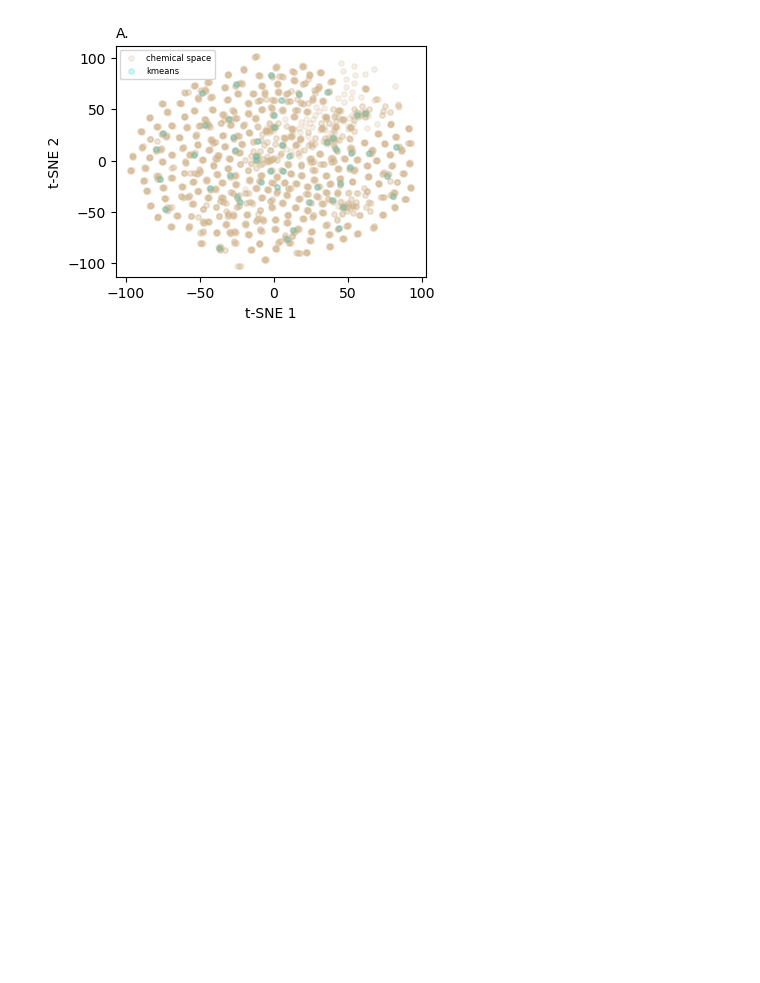
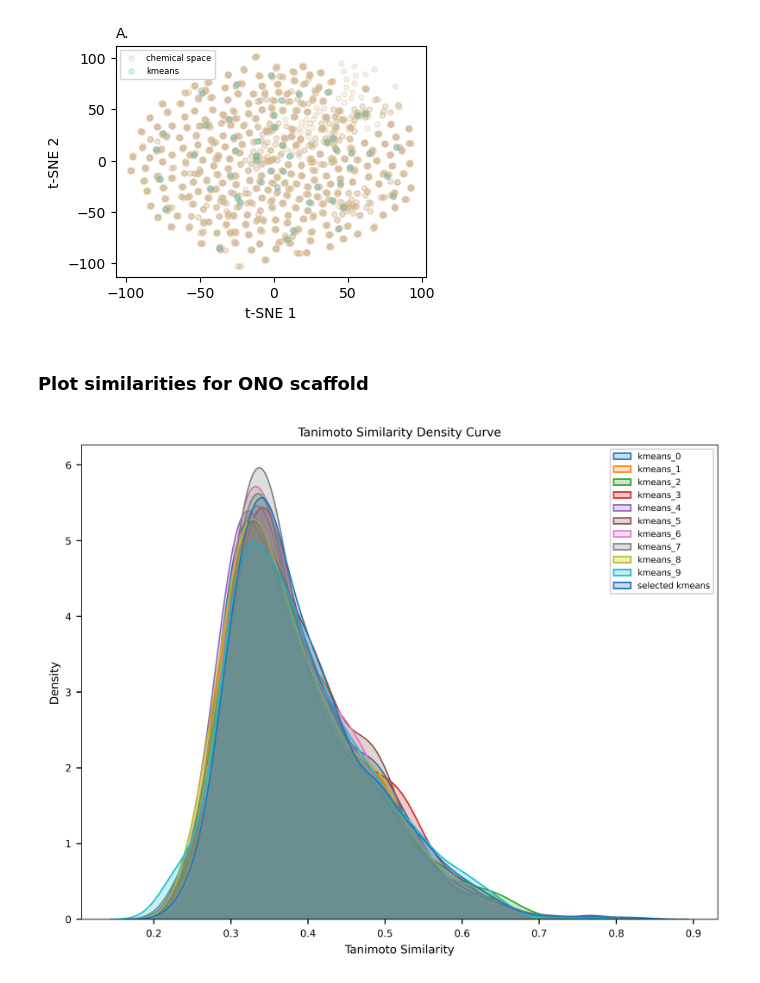
Before and after one commit to jfenogli/XAI_boron_LA, a Jupyter notebook: notebooks/clustering.ipynb, the cells around one changed output. Saved outputs shown, nothing was run; the diff lists cells and outputs as text; code cells hidden in the pictures; blank space fills up the shorter version.

```diff
--- a/notebooks/clustering.ipynb
+++ b/notebooks/clustering.ipynb
@@ -243,3 +206,5 @@ ax.set_title('A.', loc='left', fontsize =10)
 plt.show()
 # %% [output]
 [figure]
+# %% [markdown]
+### Plot similarities for ONO scaffold
@@ -245,0 +222,54 @@ plt.show()
+# %%
+# Create a new dataframe to store the SMILES from each kmeans result
+all_kmeans = pd.DataFrame()
+
+# Add each kmeans result as a column in the new dataframe
+all_kmeans["kmeans_0"] = kmeans_0["SMILES"]
+all_kmeans["kmeans_1"] = kmeans_1["SMILES"]
+all_kmeans["kmeans_2"] = kmeans_2["SMILES"]
+all_kmeans["kmeans_3"] = kmeans_3["SMILES"]
+all_kmeans["kmeans_4"] = kmeans_4["SMILES"]
+all_kmeans["kmeans_5"] = kmeans_5["SMILES"]
+all_kmeans["kmeans_6"] = kmeans_6["SMILES"]
+all_kmeans["kmeans_7"] = kmeans_7["SMILES"]
+all_kmeans["kmeans_8"] = kmeans_8["SMILES"]
+all_kmeans["kmeans_9"] = kmeans_9["SMILES"]
+# %%
+selected_kmeans = pd.read_csv("../tables/data/K-means/smiles_to_run_kmeans_ONO.csv")
+# %%
+all_kmeans["selected kmeans"]=selected_kmeans["SMILES"]
+# %%
+fig = plt.figure(figsize=(8, 6))
+
+for col in all_kmeans.columns :
+
+    smiles_list = all_kmeans[col]
+
+    # Calculate Morgan fingerprints for each molecule
+    fps = [AllChem.GetMorganFingerprintAsBitVect(Chem.MolFromSmiles(smi), 2, nBits=2048) for smi in smiles_list]
+
+    # Calculate Tanimoto similarities
+    similarity_matrix = []
+    for i in range(len(smiles_list)):
+        similarities = [AllChem.DataStructs.TanimotoSimilarity(fps[i], fps[j]) for j in range(len(smiles_list))]
+        similarity_matrix.append(similarities)
+
+    # Create a DataFrame for the similarity matrix
+    df = pd.DataFrame(similarity_matrix, columns=smiles_list, index=smiles_list)
+
+    # Flatten the upper triangle of the similarity matrix for the kernel density estimate
+    flat_similarity_values = df.values[np.triu_indices(len(smiles_list), k=1)]
+
+    # Create a density curve
+
+    sns.kdeplot(flat_similarity_values, fill=True, label = f'{col}')
+
+plt.title("Tanimoto Similarity Density Curve")
+plt.xlabel("Tanimoto Similarity")
+plt.legend()
+plt.ylabel("Density")
+plt.show()
+
+fig.savefig("../results/chemical_space/tanimoto_similarity_ONO_kmeans.png")
+# %% [output]
+[figure, added]
```
Also changed, not shown: parts of 19 cells of this notebook, 9 other files.
